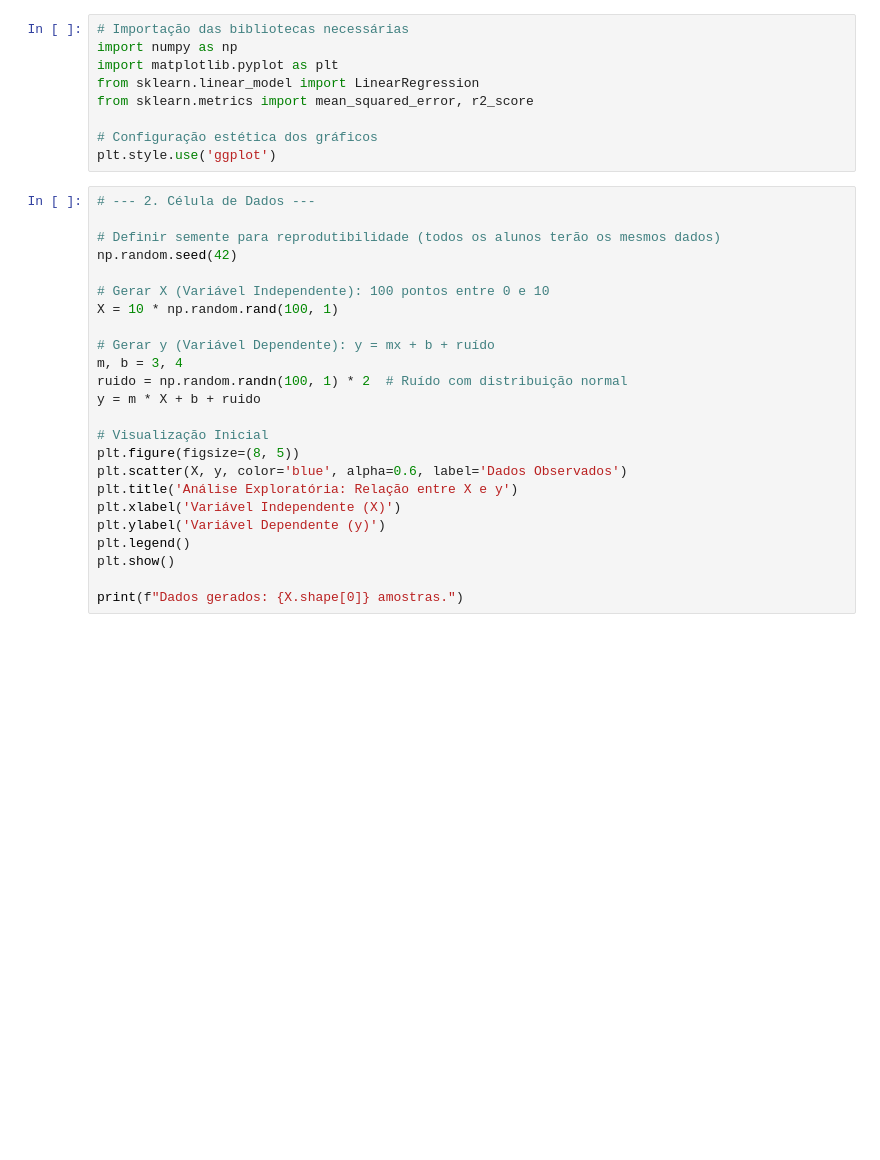
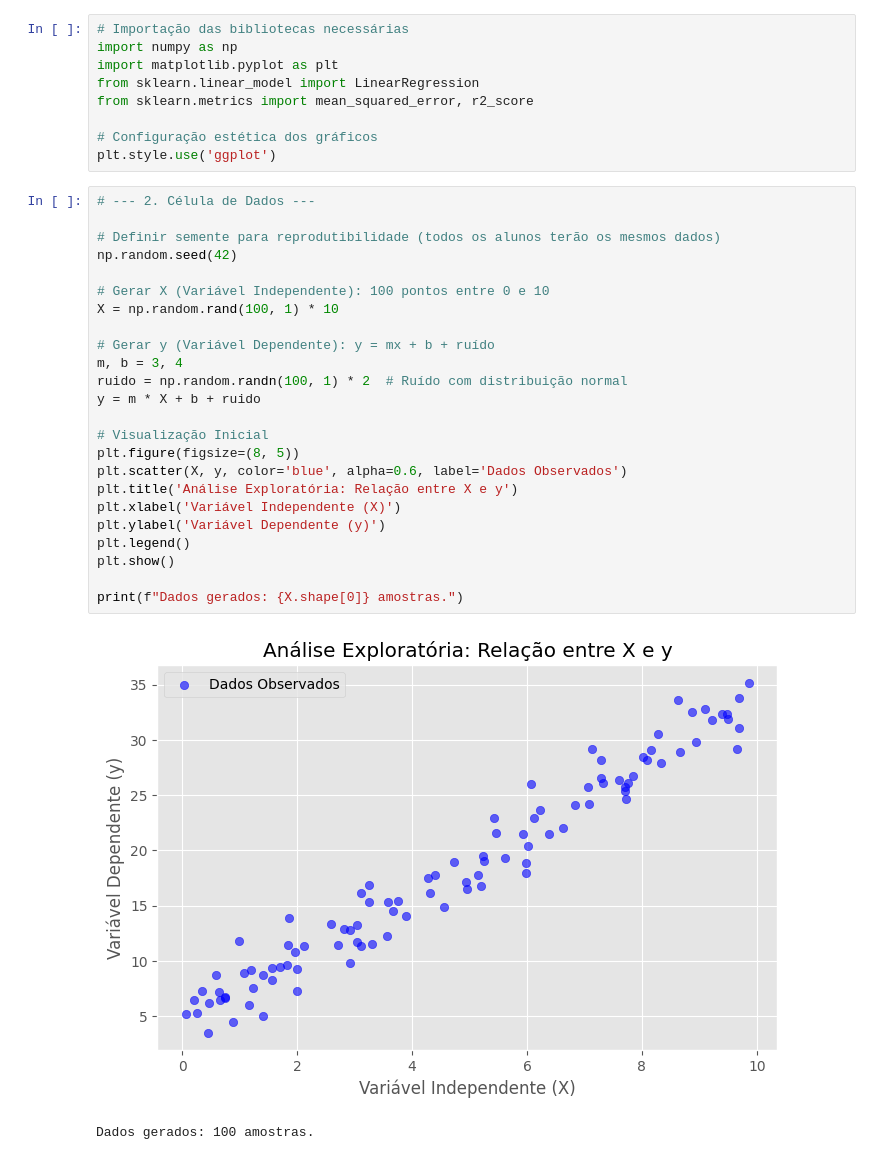
Before and after one commit to obimelo/Curso-MachineLearning-FCUP, a Jupyter notebook: Aulas/Aula01/ml_fcup_aula01-2.ipynb, the cells around one changed output. Drawn from its saved outputs; the diff is of its cells as text; blank space fills up the shorter version.

```diff
--- a/Aulas/Aula01/ml_fcup_aula01-2.ipynb
+++ b/Aulas/Aula01/ml_fcup_aula01-2.ipynb
@@ -35,24 +35,27 @@ plt.style.use('ggplot')
 # %%
 # --- 2. Célula de Dados ---
 
 # Definir semente para reprodutibilidade (todos os alunos terão os mesmos dados)
 np.random.seed(42)
 
 # Gerar X (Variável Independente): 100 pontos entre 0 e 10
-X = 10 * np.random.rand(100, 1)
+X = np.random.rand(100, 1) * 10
 
 # Gerar y (Variável Dependente): y = mx + b + ruído
 m, b = 3, 4
 ruido = np.random.randn(100, 1) * 2  # Ruído com distribuição normal
 y = m * X + b + ruido
 
 # Visualização Inicial
 plt.figure(figsize=(8, 5))
 plt.scatter(X, y, color='blue', alpha=0.6, label='Dados Observados')
 plt.title('Análise Exploratória: Relação entre X e y')
 plt.xlabel('Variável Independente (X)')
 plt.ylabel('Variável Dependente (y)')
 plt.legend()
 plt.show()
 
 print(f"Dados gerados: {X.shape[0]} amostras.")
+# %% [output]
+[figure, added]
+Dados gerados: 100 amostras.
```
Also changed, not shown: parts of 3 cells of this notebook, 6 other files.
